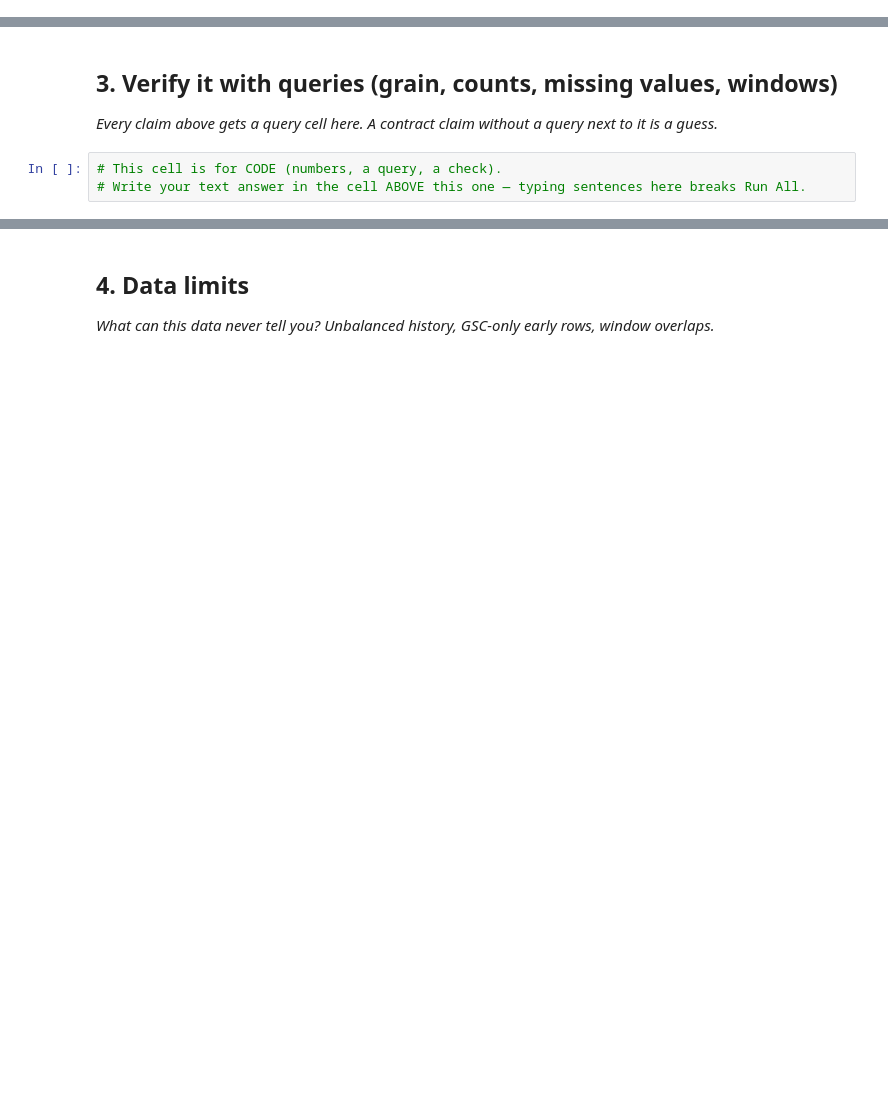
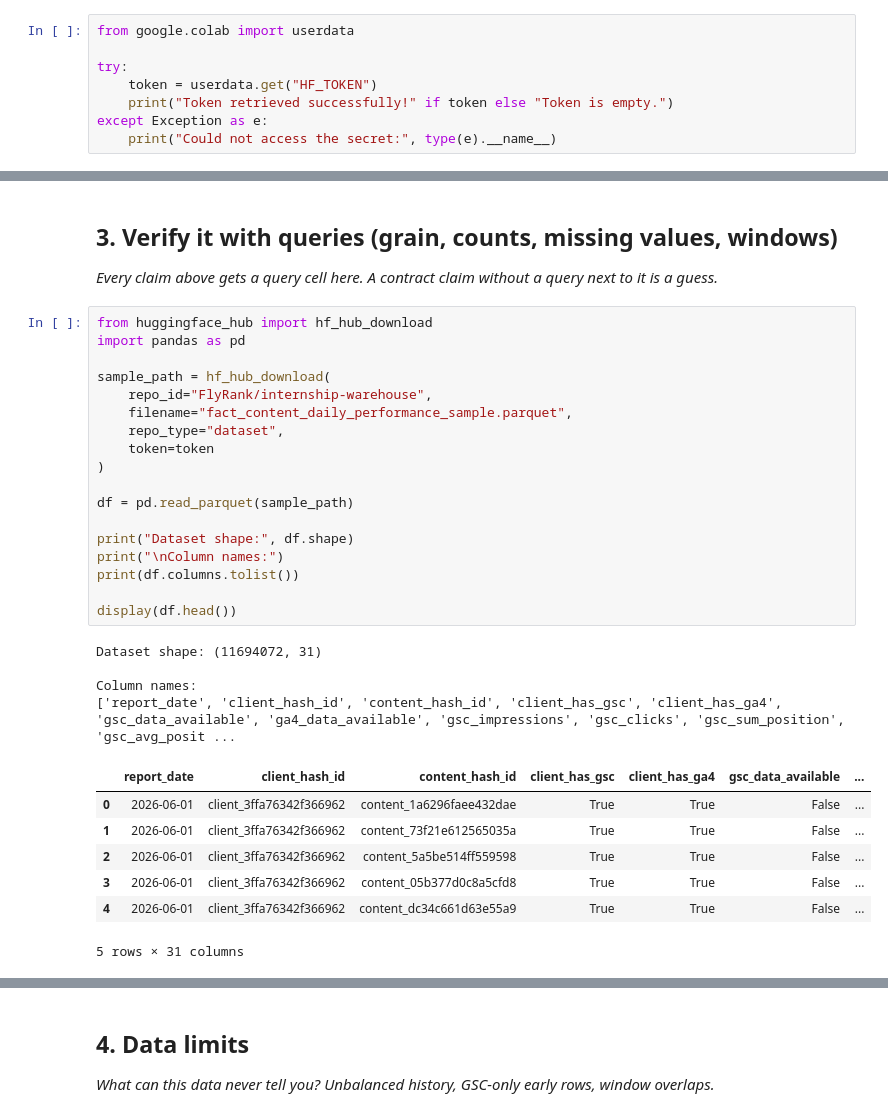
Before and after one commit to Swaraj0204/flyrank-ml-internship, a Jupyter notebook: work/notebooks/w03_data_contract.ipynb, the cells around one changed output, grey strips where cells are left out. Drawn from its saved outputs; the diff is of its cells as text; blank space fills up the shorter version.

```diff
--- a/work/notebooks/w03_data_contract.ipynb
+++ b/work/notebooks/w03_data_contract.ipynb
@@ -8,0 +11,8 @@ This skeleton is yours to fill. Work the sections **in order** — each one has
+# %%
+from google.colab import userdata
+
+try:
+    token = userdata.get("HF_TOKEN")
+    print("Token retrieved successfully!" if token else "Token is empty.")
+except Exception as e:
+    print("Could not access the secret:", type(e).__name__)
@@ -24,6 +83,33 @@ This skeleton is yours to fill. Work the sections **in order** — each one has
 ## 3. Verify it with queries (grain, counts, missing values, windows)
 
 *Every claim above gets a query cell here. A contract claim without a query next to it is a guess.*
-# %%
-# This cell is for CODE (numbers, a query, a check).
-# Write your text answer in the cell ABOVE this one — typing sentences here breaks Run All.
+# %%
+from huggingface_hub import hf_hub_download
+import pandas as pd
+
+sample_path = hf_hub_download(
+    repo_id="FlyRank/internship-warehouse",
+    filename="fact_content_daily_performance_sample.parquet",
+    repo_type="dataset",
+    token=token
+)
+
+df = pd.read_parquet(sample_path)
+
+print("Dataset shape:", df.shape)
+print("\nColumn names:")
+print(df.columns.tolist())
+
+display(df.head())
+# %% [output]
+Dataset shape: (11694072, 31)
+
+Column names:
+['report_date', 'client_hash_id', 'content_hash_id', 'client_has_gsc', 'client_has_ga4', 'gsc_data_available', 'ga4_data_available', 'gsc_impressions', 'gsc_clicks', 'gsc_sum_position', 'gsc_avg_posit ...
+|  | report_date | client_hash_id | content_hash_id | client_has_gsc | client_has_ga4 | gsc_data_available | ... |
+| 0 | 2026-06-01 | client_3ffa76342f366962 | content_1a6296faee432dae | True | True | False | ... |
+| 1 | 2026-06-01 | client_3ffa76342f366962 | content_73f21e612565035a | True | True | False | ... |
+| 2 | 2026-06-01 | client_3ffa76342f366962 | content_5a5be514ff559598 | True | True | False | ... |
+| 3 | 2026-06-01 | client_3ffa76342f366962 | content_05b377d0c8a5cfd8 | True | True | False | ... |
+| 4 | 2026-06-01 | client_3ffa76342f366962 | content_dc34c661d63e55a9 | True | True | False | ... |
+5 rows × 31 columns
```
Also changed, not shown: parts of 19 cells of this notebook.
